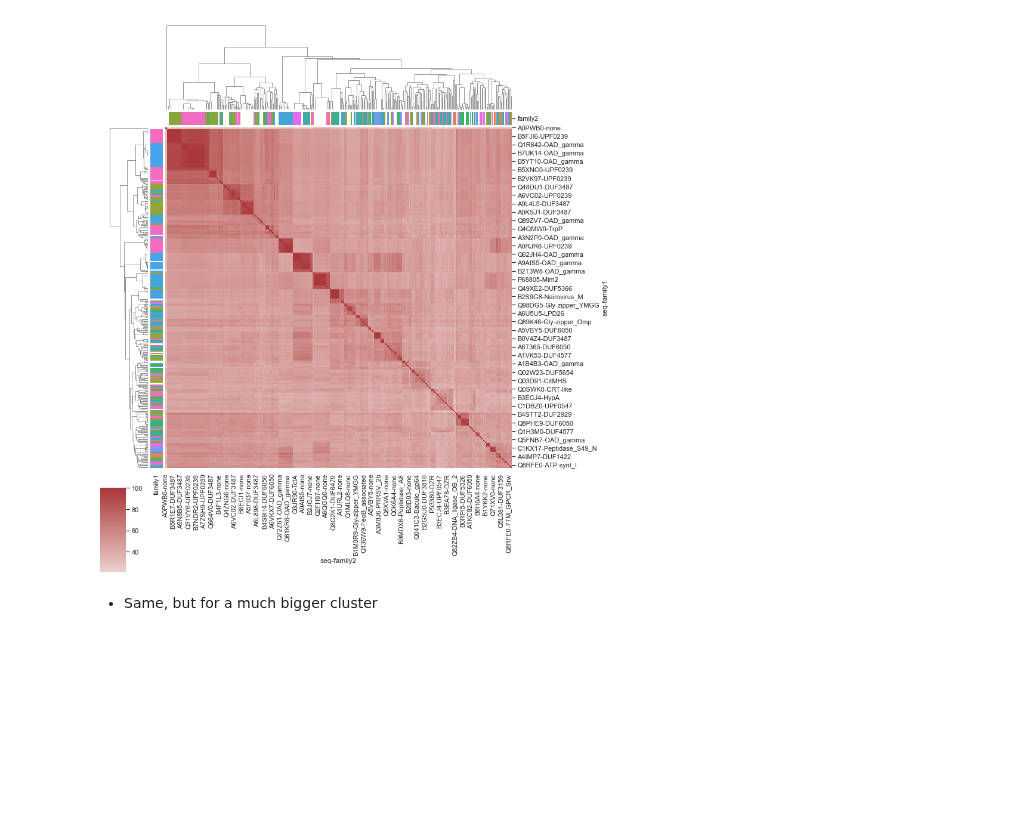
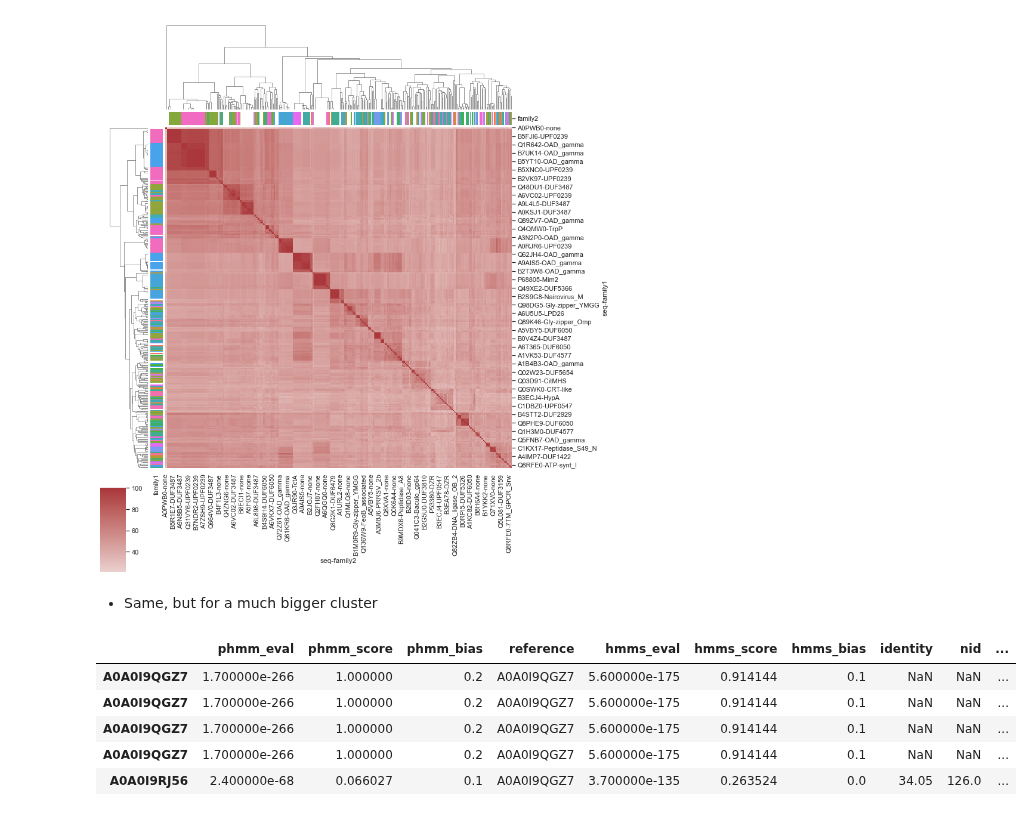
Before and after one commit to algbio/alignment-safety, a Jupyter notebook: pipeline/analysis/data.ipynb, the cells around one changed output. Saved outputs shown, nothing was run; the diff lists cells and outputs as text; code cells hidden in the pictures; blank space fills up the shorter version.

```diff
--- a/pipeline/analysis/data.ipynb
+++ b/pipeline/analysis/data.ipynb
@@ -241,3 +242,13 @@ cluster_plot(id_matrix)
 [figure]
 # %% [markdown]
 - Same, but for a much bigger cluster
+# %%
+d = load_all(PATH + "$$$/*.out", lim=10000, normalise=True)
+d.head(5)
+# %% [output]
+|  | phmm_eval | phmm_score | phmm_bias | reference | hmms_eval | hmms_score | hmms_bias | identity | nid | ... |
+| A0A0I9QGZ7 | 1.700000e-266 | 1.000000 | 0.2 | A0A0I9QGZ7 | 5.600000e-175 | 0.914144 | 0.1 | NaN | NaN | ... |
+| A0A0I9QGZ7 | 1.700000e-266 | 1.000000 | 0.2 | A0A0I9QGZ7 | 5.600000e-175 | 0.914144 | 0.1 | NaN | NaN | ... |
+| A0A0I9QGZ7 | 1.700000e-266 | 1.000000 | 0.2 | A0A0I9QGZ7 | 5.600000e-175 | 0.914144 | 0.1 | NaN | NaN | ... |
+| A0A0I9QGZ7 | 1.700000e-266 | 1.000000 | 0.2 | A0A0I9QGZ7 | 5.600000e-175 | 0.914144 | 0.1 | NaN | NaN | ... |
+| A0A0I9RJ56 | 2.400000e-68 | 0.066027 | 0.1 | A0A0I9QGZ7 | 3.700000e-135 | 0.263524 | 0.0 | 34.05 | 126.0 | ... |
```
Also changed, not shown: parts of 5 cells of this notebook.
